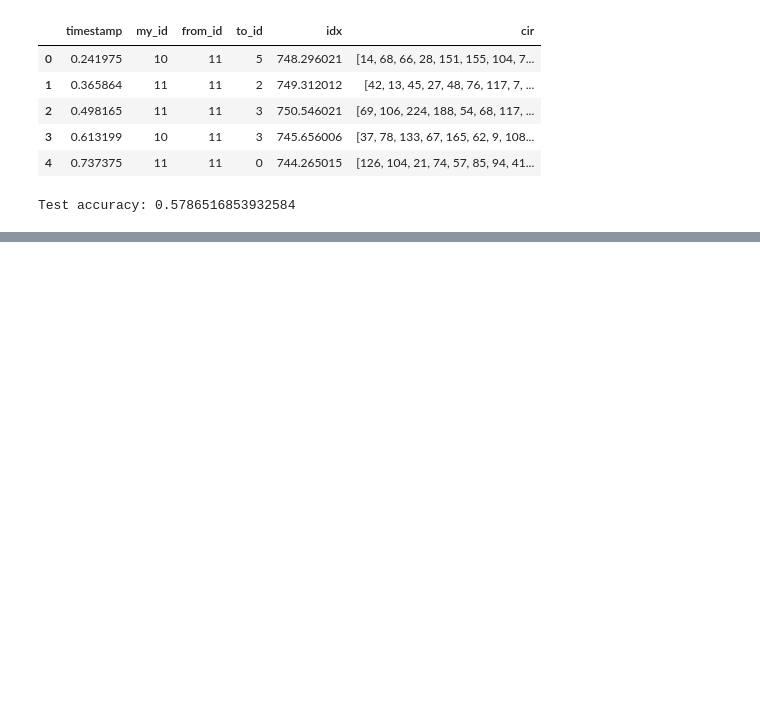
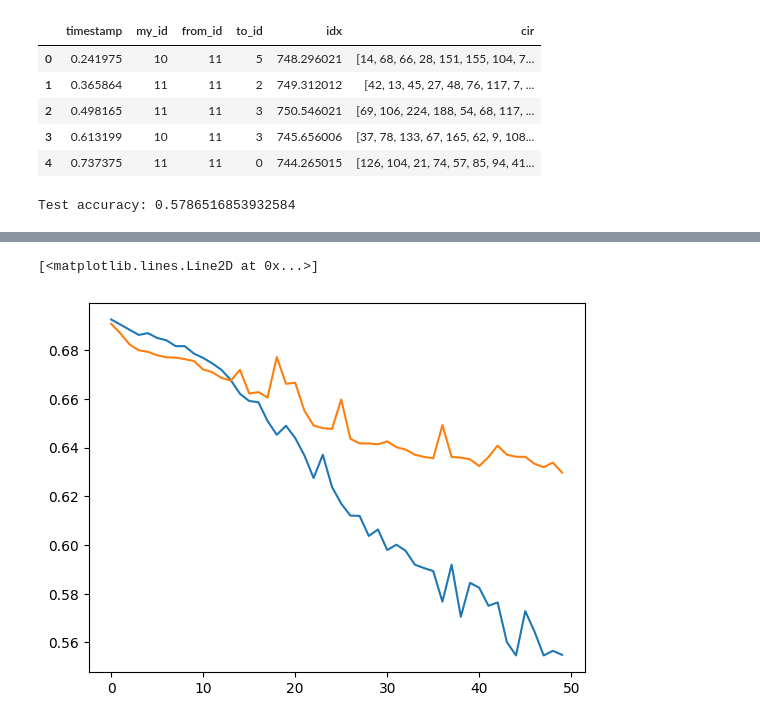
Before and after one commit to TheFloatingString/MECH-501-project, a Jupyter notebook: quickstart.ipynb, the cells around one changed output, grey strips where cells are left out. Saved outputs shown, nothing was run; the diff lists cells and outputs as text; code cells hidden in the pictures; blank space fills up the shorter version.

```diff
--- a/quickstart.ipynb
+++ b/quickstart.ipynb
@@ -62,0 +150,20 @@ import keras
+# %%
+X_data_fft = np.fft.fft(X_data)
+X_data_fft = np.real(X_data_fft)
+X_data_fft = normalize(X_data_fft)
+
+X_train, X_test, y_train, y_test = train_test_split(X_data_fft, y_data, test_size=0.2, random_state=42)
+# %%
+model = models.Sequential()
+model.add(layers.Conv1D(3, 32, input_shape=(1016,1), activation='relu'))
+model.add(layers.Dropout(0.2))
+model.add(layers.Conv1D(3, 32, activation='relu'))
+model.add(layers.Dropout(0.2))
+model.add(layers.Flatten())
+model.add(layers.Dense(64, activation='relu'))
+model.add(layers.Dropout(0.2))
+model.add(layers.Dense(64, activation='relu'))
+model.add(layers.Dropout(0.2))
+model.add(layers.Dense(1, activation='sigmoid'))
+
+print(model.summary())
@@ -62,0 +193,3 @@ import keras
+# %%
+model.compile(optimizers.Adam(1e-4), loss="bce", metrics=["acc"])
+summary = model.fit(X_train, y_train, validation_data=(X_test, y_test), epochs=50, batch_size=16)
@@ -62,0 +214,8 @@ import keras
+# %%
+import matplotlib.pyplot as plt
+
+plt.plot(summary.history['loss'])
+plt.plot(summary.history['val_loss'])
+# %% [output]
+[<matplotlib.lines.Line2D at 0x...>]
+[figure, added]
```
Also changed, not shown: parts of 20 cells of this notebook.
